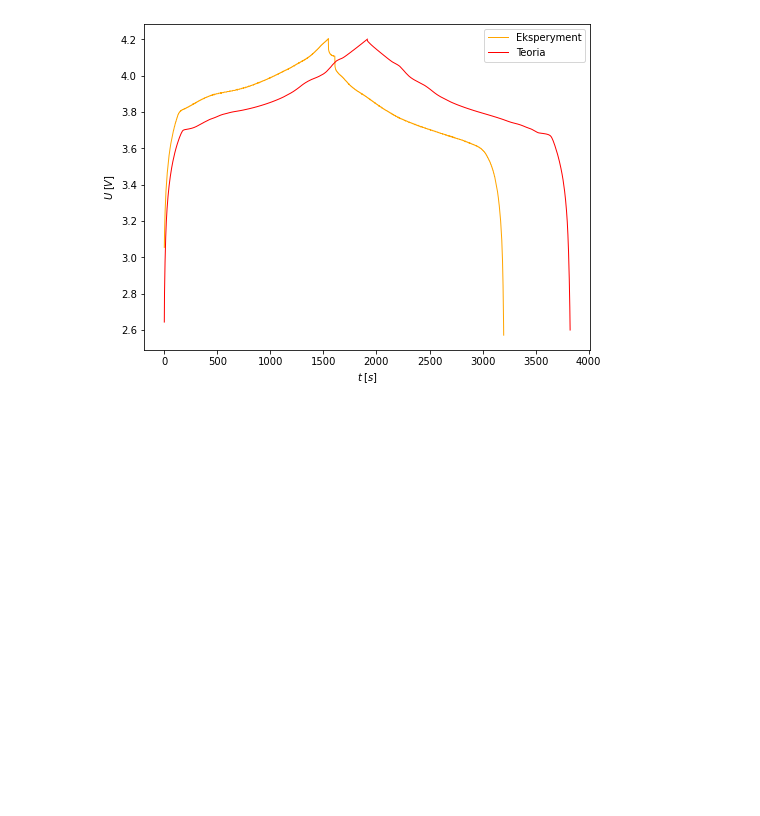
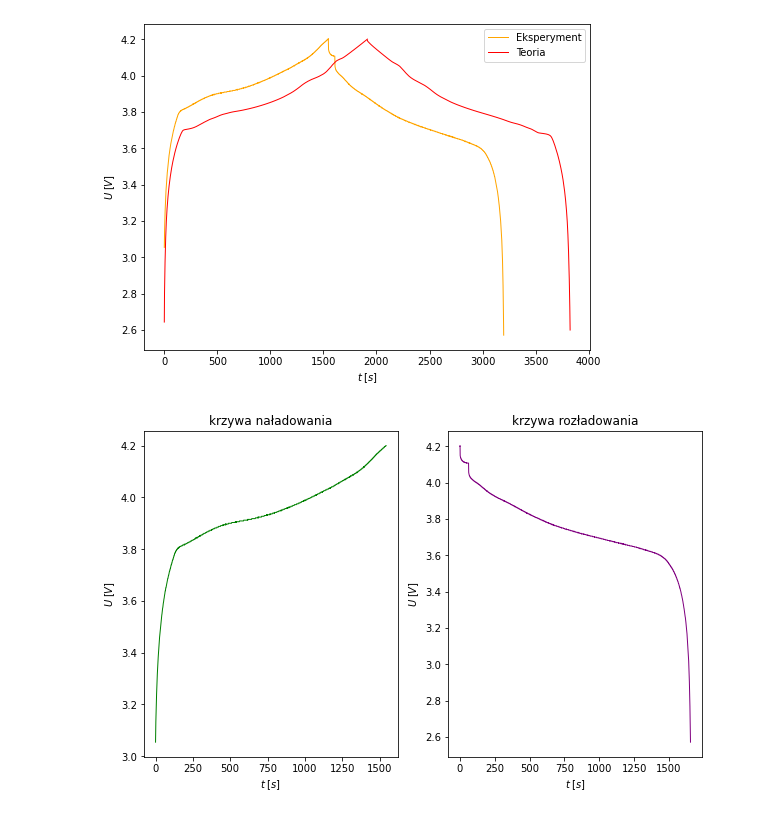
Before and after one commit to ficnawode/fizyka-pw-lab2-data-analysis, a Jupyter notebook: cw10/da.ipynb, the cells around one changed output. Cells and saved outputs as stored; diff of their text form; code cells hidden in the pictures; blank space fills up the shorter version.

Commit message:
added separate load and deload plots to cw 10

```diff
--- a/cw10/da.ipynb
+++ b/cw10/da.ipynb
@@ -28,3 +28,23 @@ plt.savefig('out/wyk_U_od_t.jpg', dpi = 350)
 plt.show()
 # %% [output]
 [figure]
+# %%
+fig, ax = plt.subplots(1,2, figsize=(10,6))
+midway_point = 1545
+char1 = char[:midway_point]
+ax[0].plot(char1['t'], char1['U'], color = 'green', label = 'Eksperyment',linewidth = 1)
+ax[0].set_title('krzywa naładowania')
+ax[0].set_xlabel(r'$t \; [s]$')
+ax[0].set_ylabel(r'$U \; [V]$')
+
+char1 = char[midway_point:].copy()
+char1['t'] -= char1['t'].min()
+ax[1].plot(char1['t'], char1['U'], color = 'purple', label = 'Eksperyment',linewidth = 1)
+ax[1].set_title('krzywa rozładowania')
+ax[1].set_xlabel(r'$t \; [s]$')
+ax[1].set_ylabel(r'$U \; [V]$')
+
+plt.savefig('out/charakterystyki.jpg', dpi = 350)
+plt.show()
+# %% [output]
+[figure, added]
```
Also changed, not shown: 1 other file.
